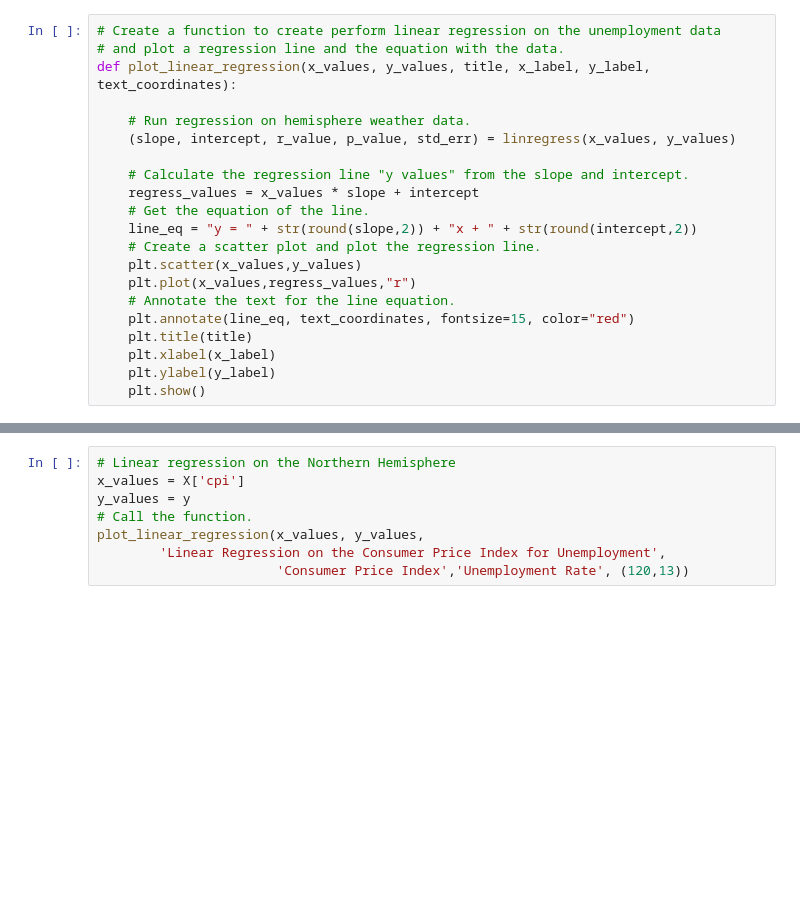
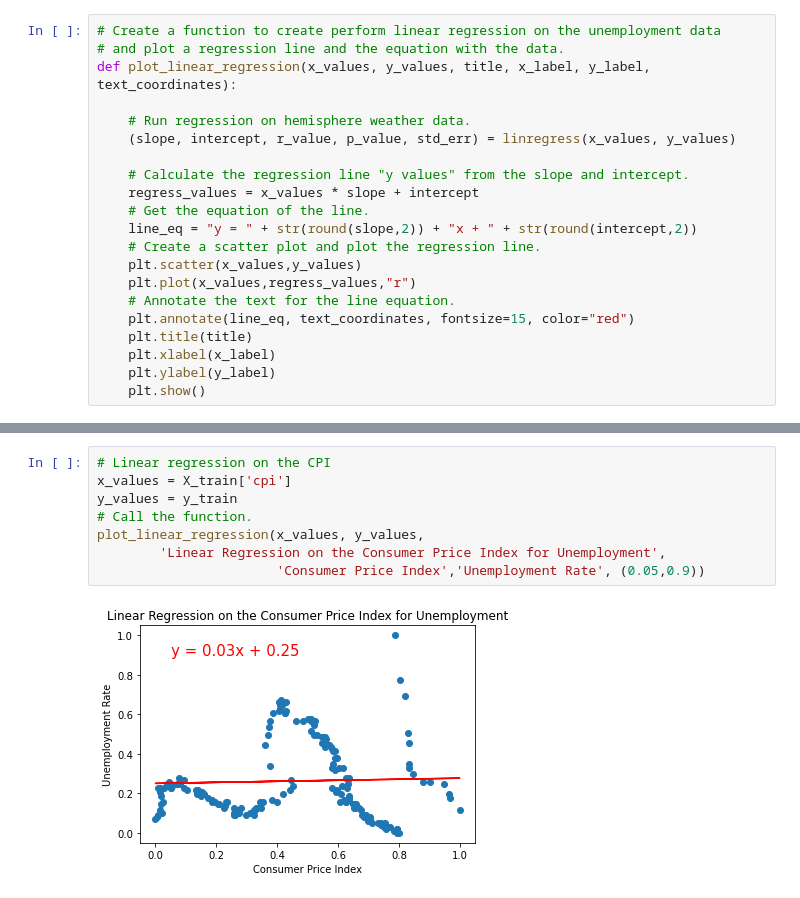
Before and after one commit to arianacolon/Fed_Interest_Rate_Analysis, a Jupyter notebook: FRA_Regression_Lines.ipynb, the cells around one changed output, grey strips where cells are left out. Drawn from its saved outputs; the diff is of its cells as text; blank space fills up the shorter version.

```diff
--- a/FRA_Regression_Lines.ipynb
+++ b/FRA_Regression_Lines.ipynb
@@ -101,9 +148,11 @@ plot_linear_regression(x_values, y_values,
 # %%
-# Linear regression on the Northern Hemisphere
-x_values = X['cpi']
-y_values = y
+# Linear regression on the CPI
+x_values = X_train['cpi']
+y_values = y_train
 # Call the function.
 plot_linear_regression(x_values, y_values,
         'Linear Regression on the Consumer Price Index for Unemployment',
-                       'Consumer Price Index','Unemployment Rate', (120,13))
+                       'Consumer Price Index','Unemployment Rate', (0.05,0.9))
+# %% [output]
+[figure, added]
 # %%
```
Also changed, not shown: parts of 15 cells of this notebook.
